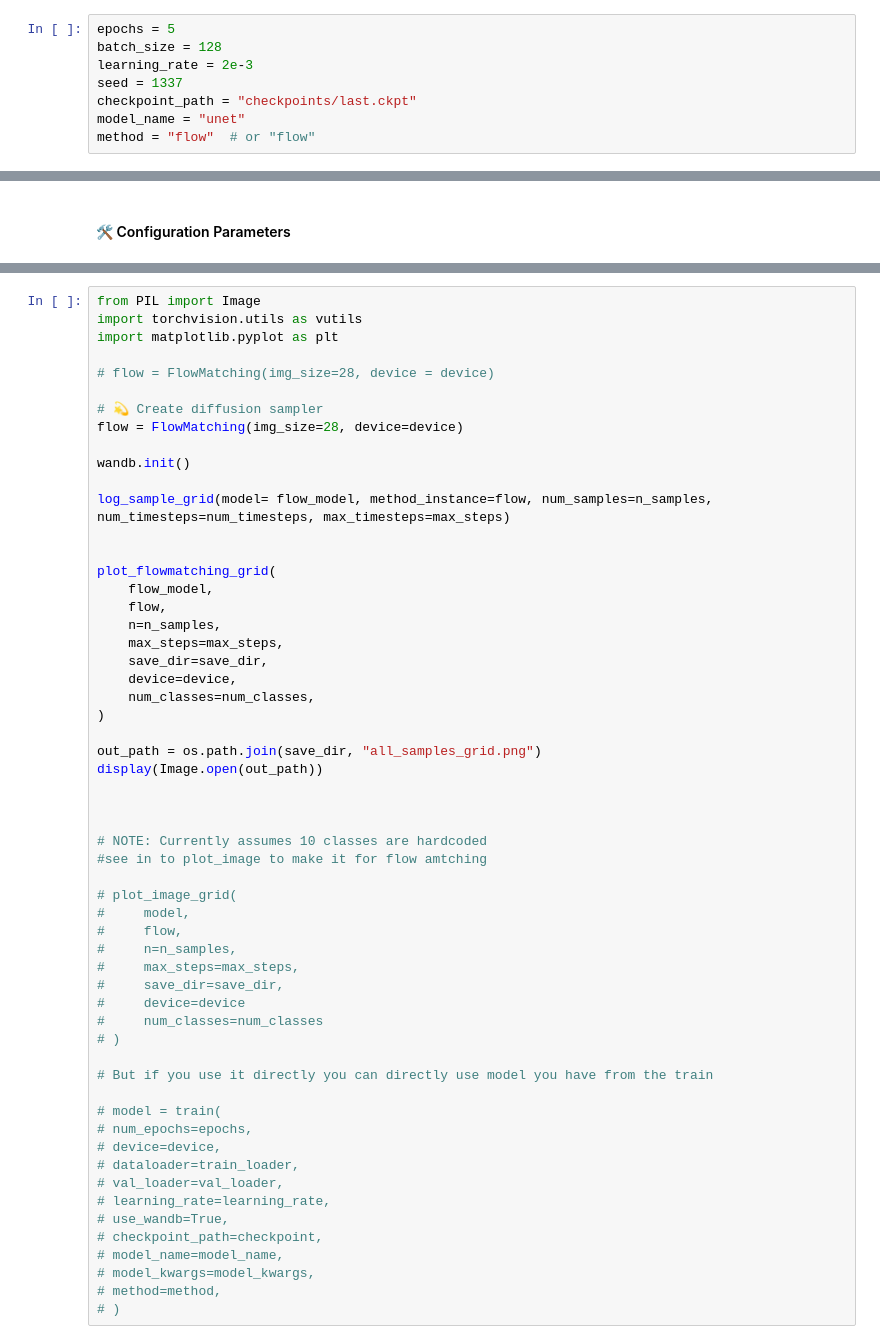
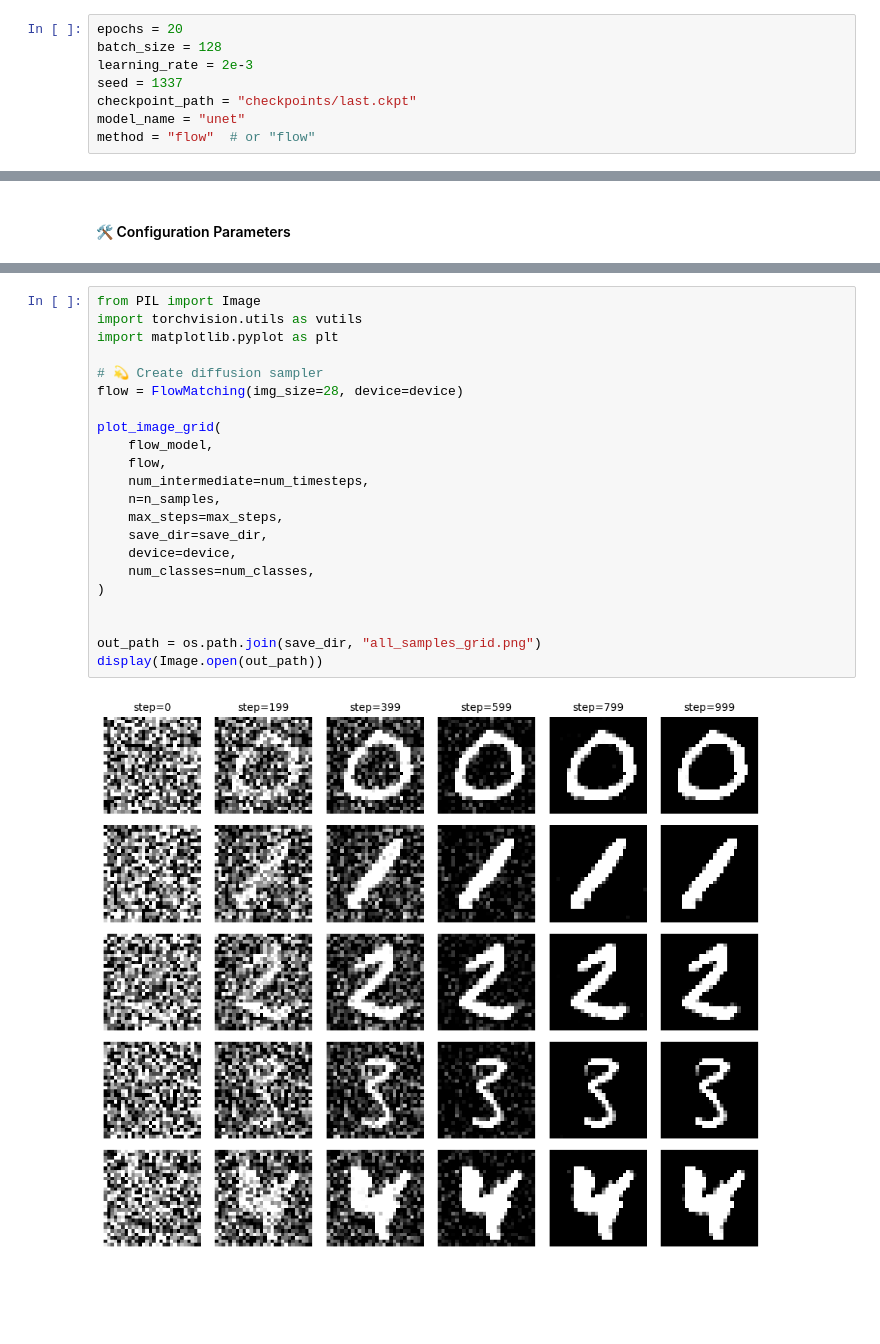
Before and after one commit to Jac-Zac/PML_DL_Final_Project, a Jupyter notebook: notebooks/notebook_train_flow.ipynb, the cells around one changed output, grey strips where cells are left out. Drawn from its saved outputs; the diff is of its cells as text; blank space fills up the shorter version.

```diff
--- a/notebooks/notebook_train_flow.ipynb
+++ b/notebooks/notebook_train_flow.ipynb
@@ -174,7 +47,7 @@ class FlowMatching:
 # %% [markdown]
 ### 🛠️ Configuration Parameters
 # %%
-epochs = 5
+epochs = 20
 batch_size = 128
 learning_rate = 2e-3
 seed = 1337
@@ -474,57 +133,24 @@ def plot_flowmatching_grid(model, flow_matching, n, max_steps, save_dir, device,
 # %%
 from PIL import Image
 import torchvision.utils as vutils
 import matplotlib.pyplot as plt
 
-# flow = FlowMatching(img_size=28, device = device)
-
 # 💫 Create diffusion sampler
 flow = FlowMatching(img_size=28, device=device)
 
-wandb.init()
-
-log_sample_grid(model= flow_model, method_instance=flow, num_samples=n_samples, num_timesteps=num_timesteps, max_timesteps=max_steps)
-
-
-plot_flowmatching_grid(
+plot_image_grid(
     flow_model,
     flow,
+    num_intermediate=num_timesteps,
     n=n_samples,
     max_steps=max_steps,
     save_dir=save_dir,
     device=device,
     num_classes=num_classes,
 )
 
+
 out_path = os.path.join(save_dir, "all_samples_grid.png")
 display(Image.open(out_path))
-
-
-
-# NOTE: Currently assumes 10 classes are hardcoded
-#see in to plot_image to make it for flow amtching
-
-# plot_image_grid(
-#     model,
-#     flow,
-#     n=n_samples,
-#     max_steps=max_steps,
-#     save_dir=save_dir,
-#     device=device
-#     num_classes=num_classes
-# )
-
-# But if you use it directly you can directly use model you have from the train
-
-# model = train(
-# num_epochs=epochs,
-# device=device,
-# dataloader=train_loader,
-# val_loader=val_loader,
-# learning_rate=learning_rate,
-# use_wandb=True,
-# checkpoint_path=checkpoint,
-# model_name=model_name,
-# model_kwargs=model_kwargs,
-# method=method,
-# )
+# %% [output]
+[figure, added]
```
Also changed, not shown: parts of 10 cells of this notebook, 3 other files.
